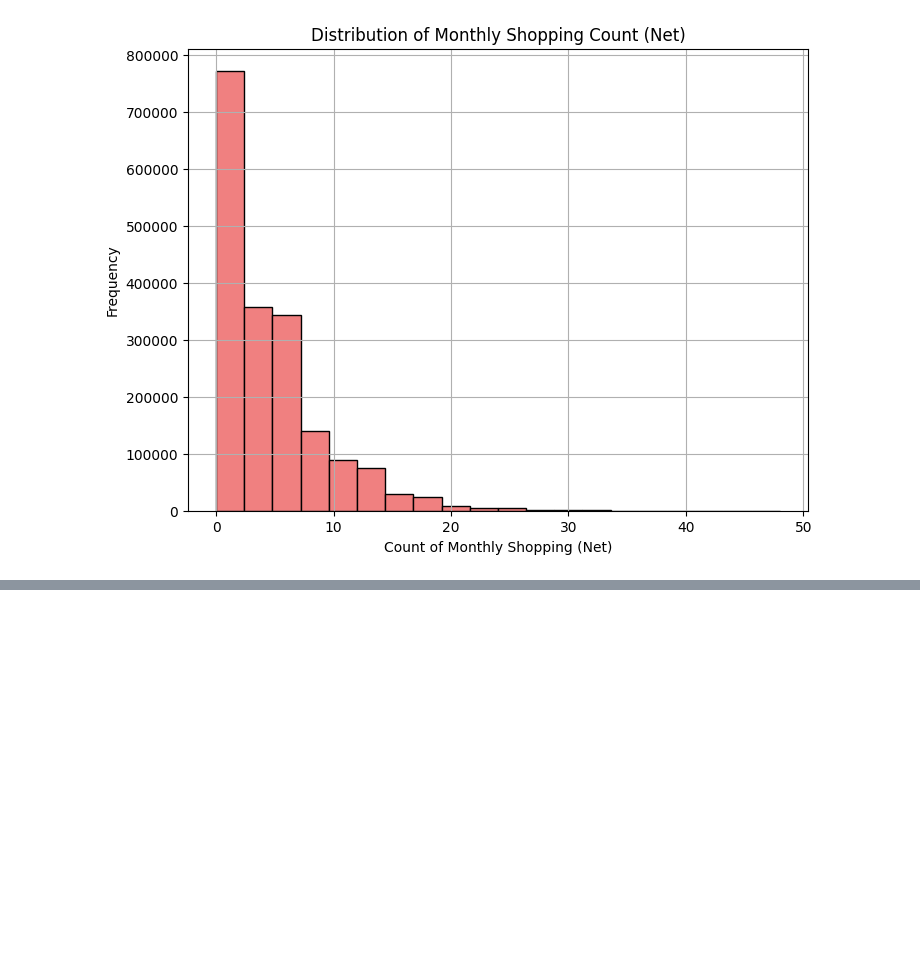
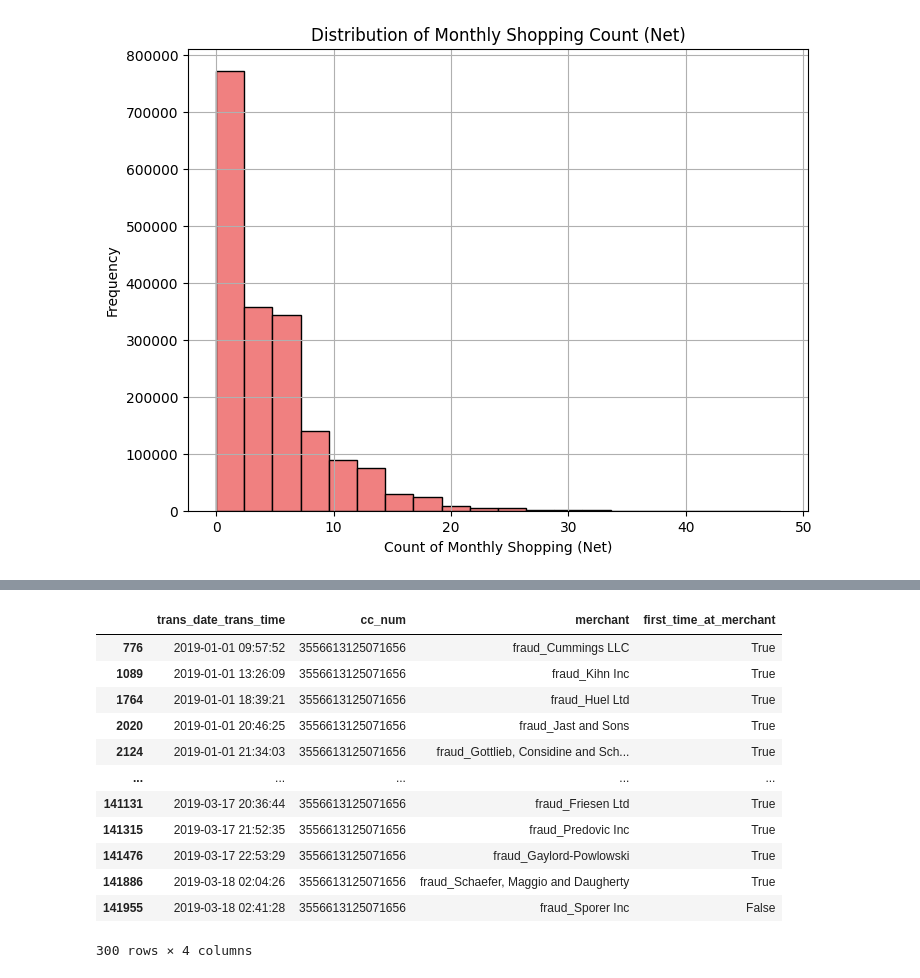
Before and after one commit to Franco-611/Proy2_Security, a Jupyter notebook: main.ipynb, the cells around one changed output, grey strips where cells are left out. Drawn from its saved outputs; the diff is of its cells as text; code cells hidden in the pictures; blank space fills up the shorter version.

```diff
--- a/main.ipynb
+++ b/main.ipynb
@@ -159,0 +359,16 @@ plt.show()
+# %%
+data[data["cc_num"] == "3556613125071656"][["trans_date_trans_time", "cc_num", 'merchant', "first_time_at_merchant"]].head(300)
+# %% [output]
+|  | trans_date_trans_time | cc_num | merchant | first_time_at_merchant |
+| 776 | 2019-01-01 09:57:52 | 3556613125071656 | fraud_Cummings LLC | True |
+| 1089 | 2019-01-01 13:26:09 | 3556613125071656 | fraud_Kihn Inc | True |
+| 1764 | 2019-01-01 18:39:21 | 3556613125071656 | fraud_Huel Ltd | True |
+| 2020 | 2019-01-01 20:46:25 | 3556613125071656 | fraud_Jast and Sons | True |
+| 2124 | 2019-01-01 21:34:03 | 3556613125071656 | fraud_Gottlieb, Considine and Sch... | True |
+| ... | ... | ... | ... | ... |
+| 141131 | 2019-03-17 20:36:44 | 3556613125071656 | fraud_Friesen Ltd | True |
+| 141315 | 2019-03-17 21:52:35 | 3556613125071656 | fraud_Predovic Inc | True |
+| 141476 | 2019-03-17 22:53:29 | 3556613125071656 | fraud_Gaylord-Powlowski | True |
+| 141886 | 2019-03-18 02:04:26 | 3556613125071656 | fraud_Schaefer, Maggio and Daugherty | True |
+| 141955 | 2019-03-18 02:41:28 | 3556613125071656 | fraud_Sporer Inc | False |
+300 rows × 4 columns
```
Also changed, not shown: parts of 9 cells of this notebook, 1 other file.
